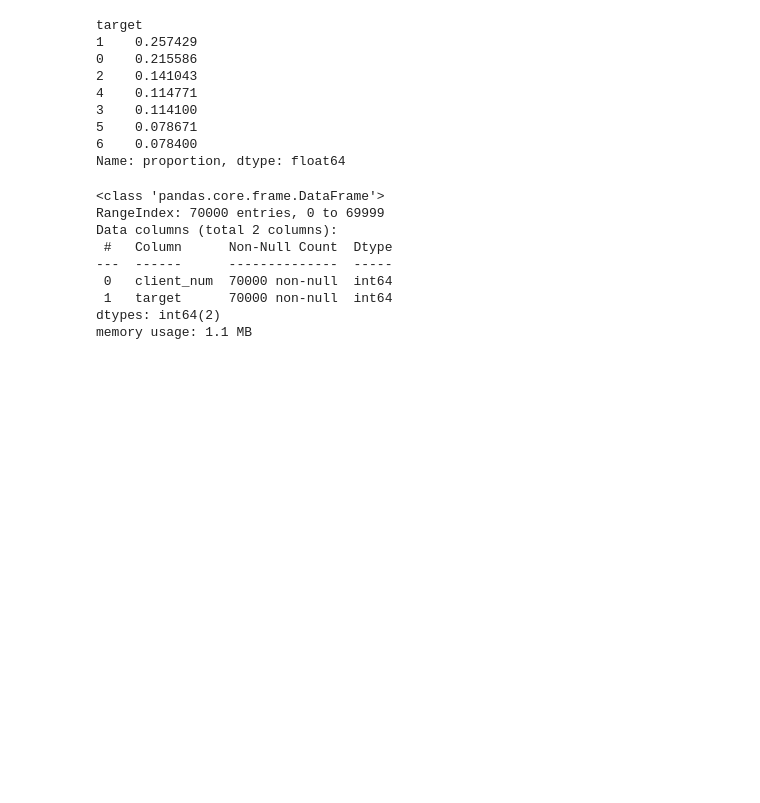
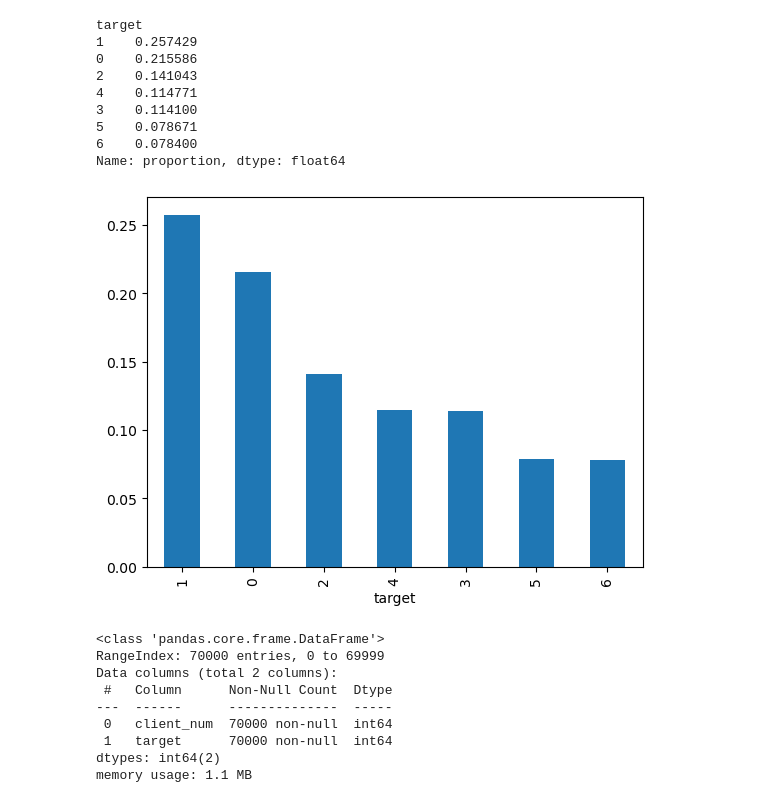
Before and after one commit to Chap88/test_tasks, a Jupyter notebook: 2. Прогноз минимального баланса/Прогноз минимального баланса.ipynb, the cells around one changed output. Cells and saved outputs as stored; diff of their text form; code cells hidden in the pictures; blank space fills up the shorter version.

```diff
--- a/2. Прогноз минимального баланса/Прогноз минимального баланса.ipynb
+++ b/2. Прогноз минимального баланса/Прогноз минимального баланса.ipynb
@@ -127,6 +130,10 @@ target
 5    0.078671
 6    0.078400
 Name: proportion, dtype: float64
+# %%
+train['target'].value_counts(normalize=True).plot(kind='bar');
+# %% [output]
+[figure, added]
 # %%
 train.info()
 # %% [output]
```
Also changed, not shown: parts of 88 cells of this notebook.
